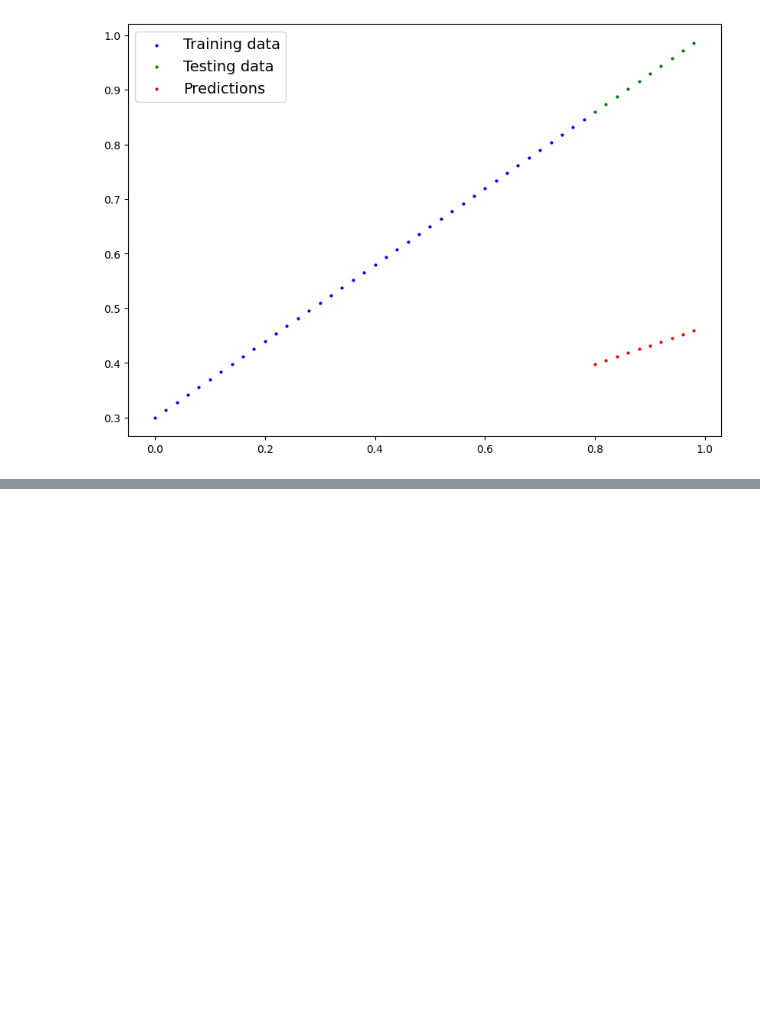
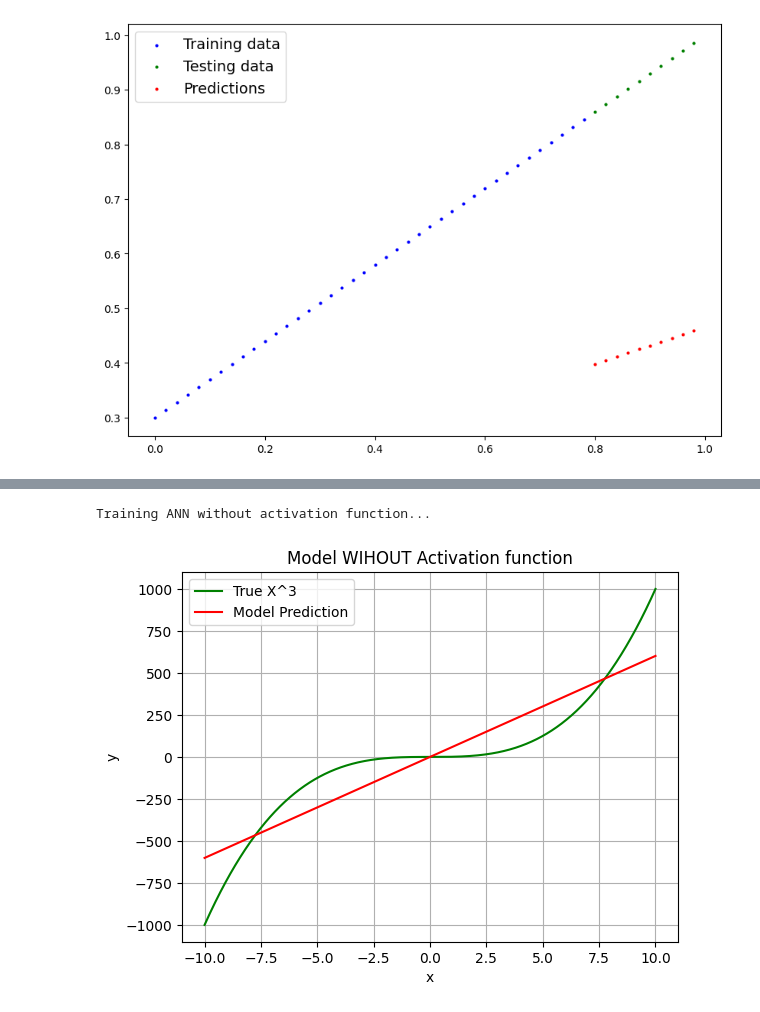
Before and after one commit to 00015775/learning-lab, a Jupyter notebook: pytorch/notebooks/youtube_pytorch.ipynb, the cells around one changed output, grey strips where cells are left out. Saved outputs shown, nothing was run; the diff lists cells and outputs as text; code cells hidden in the pictures; blank space fills up the shorter version.

```diff
--- a/pytorch/notebooks/youtube_pytorch.ipynb
+++ b/pytorch/notebooks/youtube_pytorch.ipynb
@@ -642,0 +745,21 @@ plot_predictions(predictions=y_preds_new) # after training
+# %%
+def plot_results(model, inputs, targets, title: str, losses):
+  model.eval()
+  with torch.inference_mode():
+    x_plot = inputs.to(device)
+    y_plot = x_plot ** 3
+    y_pred = model(x_plot)
+
+
+  x_plot = x_plot.cpu().numpy()
+  y_plot = y_plot.cpu().numpy()
+  y_pred = y_pred.cpu().numpy()
+
+  plt.plot(x_plot, y_plot, c="g", label="True X^3")
+  plt.plot(x_plot, y_pred, c="r", label="Model Prediction")
+  plt.title(title)
+  plt.xlabel("x")
+  plt.ylabel("y")
+  plt.legend()
+  plt.grid(True)
+  plt.show
@@ -642,0 +770,10 @@ plot_predictions(predictions=y_preds_new) # after training
+# %%
+# train and plot results
+
+print("Training ANN without activation function...")
+model_no_act = NetNoActivation()
+model_no_act, losses_no_ac = train_model(model=model_no_act, inputs=X_train, targets=y_train, epochs=1000, lr=0.001)
+plot_results(model_no_act, X_train, y_train, "Model WIHOUT Activation function", losses_no_ac)
+# %% [output]
+Training ANN without activation function...
+[figure, added]
```
Also changed, not shown: parts of 16 cells of this notebook.
